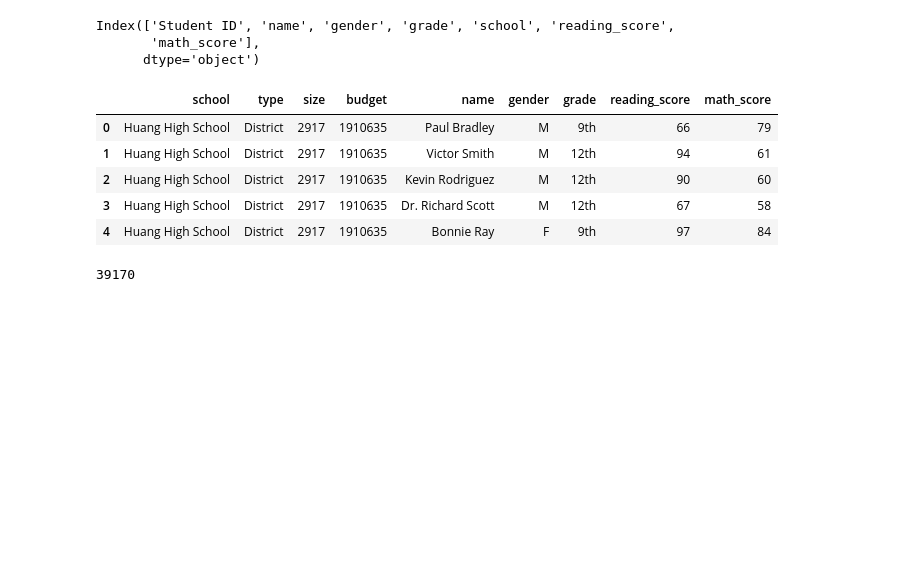
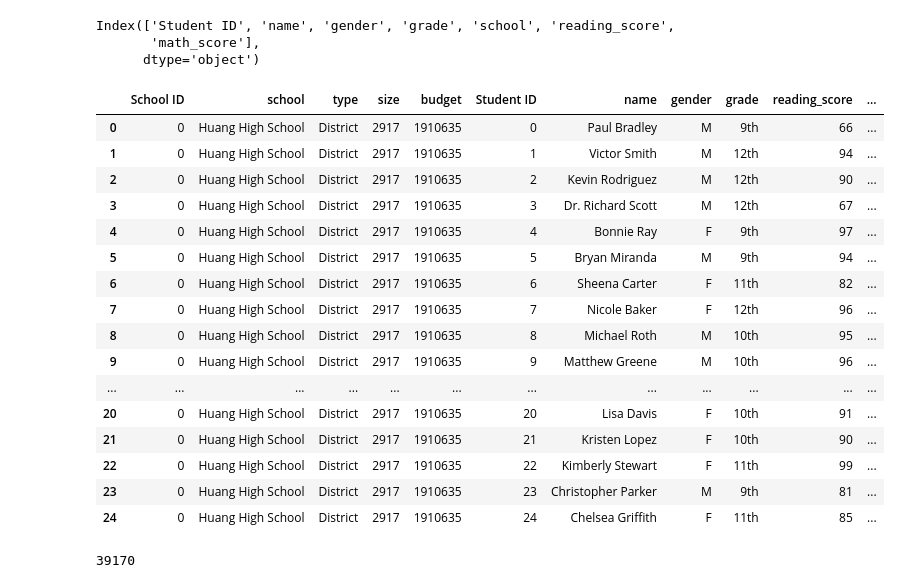
Before and after one commit to ehyoder/Academy_of_Py_Homework, a Jupyter notebook: Academy_of_Py_Beth_Yoder.ipynb, the cells around one changed output. Drawn from its saved outputs; the diff is of its cells as text; code cells hidden in the pictures; blank space fills up the shorter version.

```diff
--- a/Academy_of_Py_Beth_Yoder.ipynb
+++ b/Academy_of_Py_Beth_Yoder.ipynb
@@ -59,15 +59,24 @@ Index(['Student ID', 'name', 'gender', 'grade', 'school', 'reading_score',
        'math_score'],
       dtype='object')
 # %%
-# Merge Dataframes
-merge_table_df = pd.merge(schools_data_df, student_data_df, on="school")
+# Merge Dataframes and view first 5 rows of new df
+merge_table_df = pd.merge(schools_data_df, student_data_df, how="left", on="school")
+merge_table_df.head(25)
+# %% [output]
+|  | School ID | school | type | size | budget | Student ID | name | gender | grade | reading_score | ... |
+| 0 | 0 | Huang High School | District | 2917 | 1910635 | 0 | Paul Bradley | M | 9th | 66 | ... |
+| 1 | 0 | Huang High School | District | 2917 | 1910635 | 1 | Victor Smith | M | 12th | 94 | ... |
+| 2 | 0 | Huang High School | District | 2917 | 1910635 | 2 | Kevin Rodriguez | M | 12th | 90 | ... |
+| 3 | 0 | Huang High School | District | 2917 | 1910635 | 3 | Dr. Richard Scott | M | 12th | 67 | ... |
+| 4 | 0 | Huang High School | District | 2917 | 1910635 | 4 | Bonnie Ray | F | 9th | 97 | ... |
+| 5 | 0 | Huang High School | District | 2917 | 1910635 | 5 | Bryan Miranda | M | 9th | 94 | ... |
+| 6 | 0 | Huang High School | District | 2917 | 1910635 | 6 | Sheena Carter | F | 11th | 82 | ... |
+| 7 | 0 | Huang High School | District | 2917 | 1910635 | 7 | Nicole Baker | F | 12th | 96 | ... |
+| 8 | 0 | Huang High School | District | 2917 | 1910635 | 8 | Michael Roth | M | 10th | 95 | ... |
+| 9 | 0 | Huang High School | District | 2917 | 1910635 | 9 | Matthew Greene | M | 10th | 96 | ... |
+| ... | ... | ... | ... | ... | ... | ... | ... | ... | ... | ... | ... |
+| 20 | 0 | Huang High School | District | 2917 | 1910635 | 20 | Lisa Davis | F | 10th | 91 | ... |
+| 21 | 0 | Huang High School | District | 2917 | 1910635 | 21 | Kristen Lopez | F | 10th | 90 | ... |
+| 22 | 0 | Huang High School | District | 2917 | 1910635 | 22 | Kimberly Stewart | F | 11th | 99 | ... |
+| 23 | 0 | Huang High School | District | 2917 | 1910635 | 23 | Christopher Parker | M | 9th | 81 | ... |
+| 24 | 0 | Huang High School | District | 2917 | 1910635 | 24 | Chelsea Griffith | F | 11th | 85 | ... |
-# %%
-merge_table_df.drop(["Student ID", "School ID"], axis=1, inplace=True)
-merge_table_df.head()
-# %% [output]
-|  | school | type | size | budget | name | gender | grade | reading_score | math_score |
-| 0 | Huang High School | District | 2917 | 1910635 | Paul Bradley | M | 9th | 66 | 79 |
-| 1 | Huang High School | District | 2917 | 1910635 | Victor Smith | M | 12th | 94 | 61 |
-| 2 | Huang High School | District | 2917 | 1910635 | Kevin Rodriguez | M | 12th | 90 | 60 |
-| 3 | Huang High School | District | 2917 | 1910635 | Dr. Richard Scott | M | 12th | 67 | 58 |
-| 4 | Huang High School | District | 2917 | 1910635 | Bonnie Ray | F | 9th | 97 | 84 |
```
Also changed, not shown: parts of 13 cells of this notebook.
